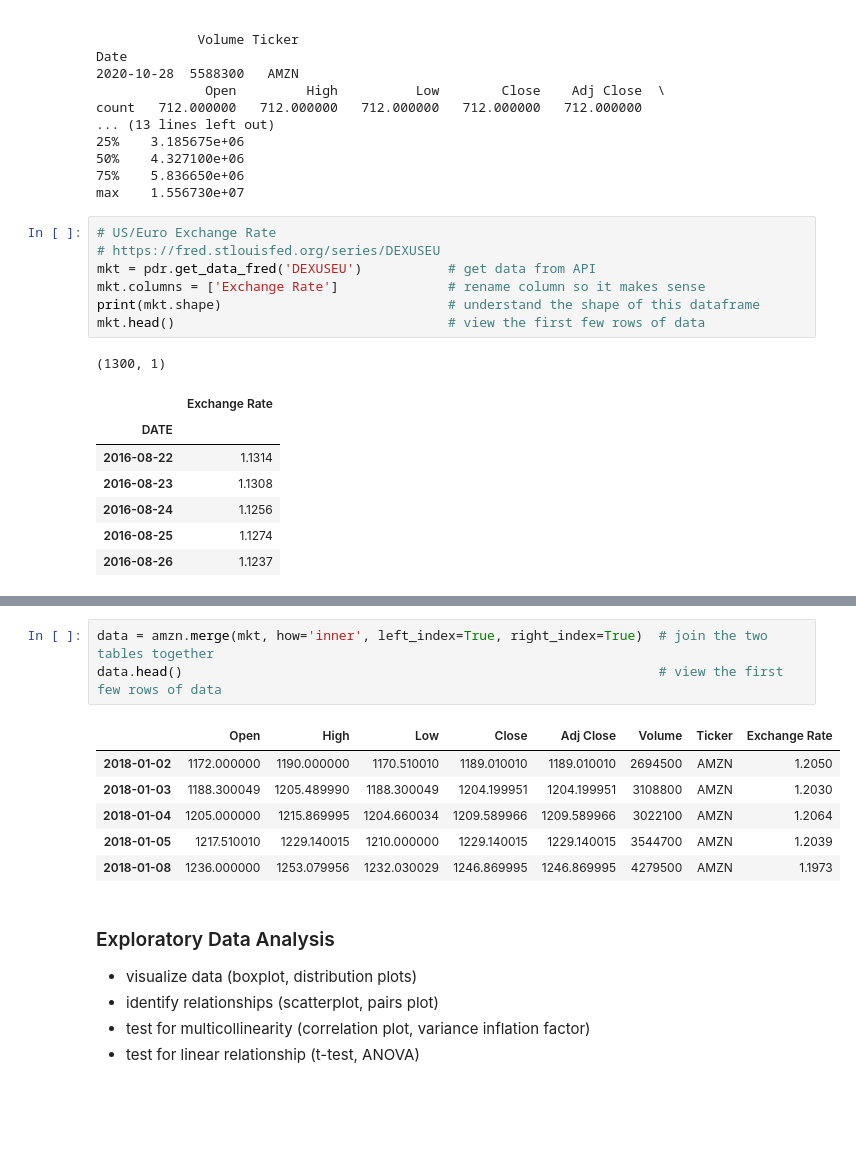
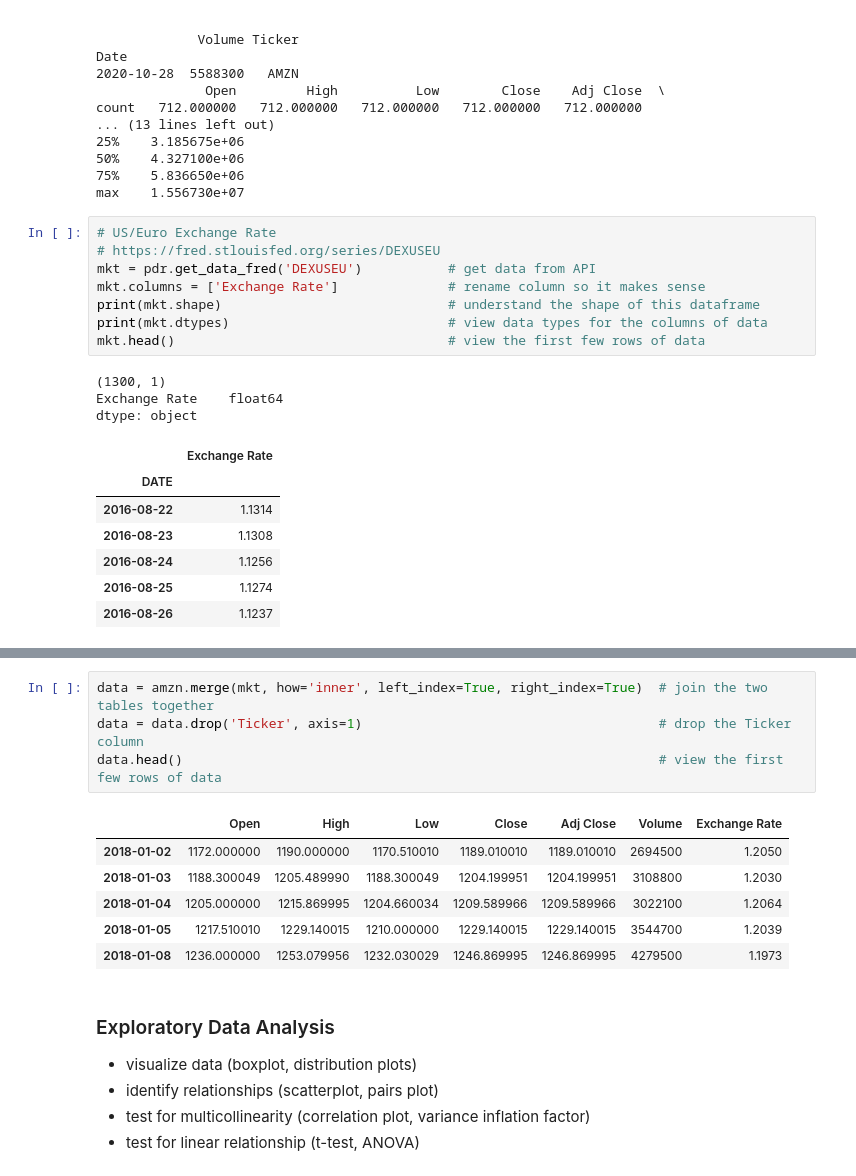
Before and after one commit to brandibeals/Data-Science-Fundamentals, a Jupyter notebook: Lesson 1 Linear Regression.ipynb, the cells around one changed output, grey strips where cells are left out. Drawn from its saved outputs; the diff is of its cells as text; blank space fills up the shorter version.

Commit message:
exploratory data analysis complete

```diff
--- a/Lesson 1 Linear Regression.ipynb
+++ b/Lesson 1 Linear Regression.ipynb
@@ -78,9 +87,12 @@ max    1.556730e+07
 mkt = pdr.get_data_fred('DEXUSEU')           # get data from API
 mkt.columns = ['Exchange Rate']              # rename column so it makes sense
 print(mkt.shape)                             # understand the shape of this dataframe
+print(mkt.dtypes)                            # view data types for the columns of data
 mkt.head()                                   # view the first few rows of data
 # %% [output]
 (1300, 1)
+Exchange Rate    float64
+dtype: object
 |  | Exchange Rate |
 | DATE |  |
 | 2016-08-22 | 1.1314 |
@@ -110,14 +122,15 @@ min         1.037500
 max         1.248800
 # %%
 data = amzn.merge(mkt, how='inner', left_index=True, right_index=True)  # join the two tables together
+data = data.drop('Ticker', axis=1)                                      # drop the Ticker column
 data.head()                                                             # view the first few rows of data
 # %% [output]
-|  | Open | High | Low | Close | Adj Close | Volume | Ticker | Exchange Rate |
-| 2018-01-02 | 1172.000000 | 1190.000000 | 1170.510010 | 1189.010010 | 1189.010010 | 2694500 | AMZN | 1.2050 |
-| 2018-01-03 | 1188.300049 | 1205.489990 | 1188.300049 | 1204.199951 | 1204.199951 | 3108800 | AMZN | 1.2030 |
-| 2018-01-04 | 1205.000000 | 1215.869995 | 1204.660034 | 1209.589966 | 1209.589966 | 3022100 | AMZN | 1.2064 |
-| 2018-01-05 | 1217.510010 | 1229.140015 | 1210.000000 | 1229.140015 | 1229.140015 | 3544700 | AMZN | 1.2039 |
-| 2018-01-08 | 1236.000000 | 1253.079956 | 1232.030029 | 1246.869995 | 1246.869995 | 4279500 | AMZN | 1.1973 |
+|  | Open | High | Low | Close | Adj Close | Volume | Exchange Rate |
+| 2018-01-02 | 1172.000000 | 1190.000000 | 1170.510010 | 1189.010010 | 1189.010010 | 2694500 | 1.2050 |
+| 2018-01-03 | 1188.300049 | 1205.489990 | 1188.300049 | 1204.199951 | 1204.199951 | 3108800 | 1.2030 |
+| 2018-01-04 | 1205.000000 | 1215.869995 | 1204.660034 | 1209.589966 | 1209.589966 | 3022100 | 1.2064 |
+| 2018-01-05 | 1217.510010 | 1229.140015 | 1210.000000 | 1229.140015 | 1229.140015 | 3544700 | 1.2039 |
+| 2018-01-08 | 1236.000000 | 1253.079956 | 1232.030029 | 1246.869995 | 1246.869995 | 4279500 | 1.1973 |
 # %% [markdown]
 ### Exploratory Data Analysis
 - visualize data (boxplot, distribution plots)
```
Also changed, not shown: parts of 8 cells of this notebook.
